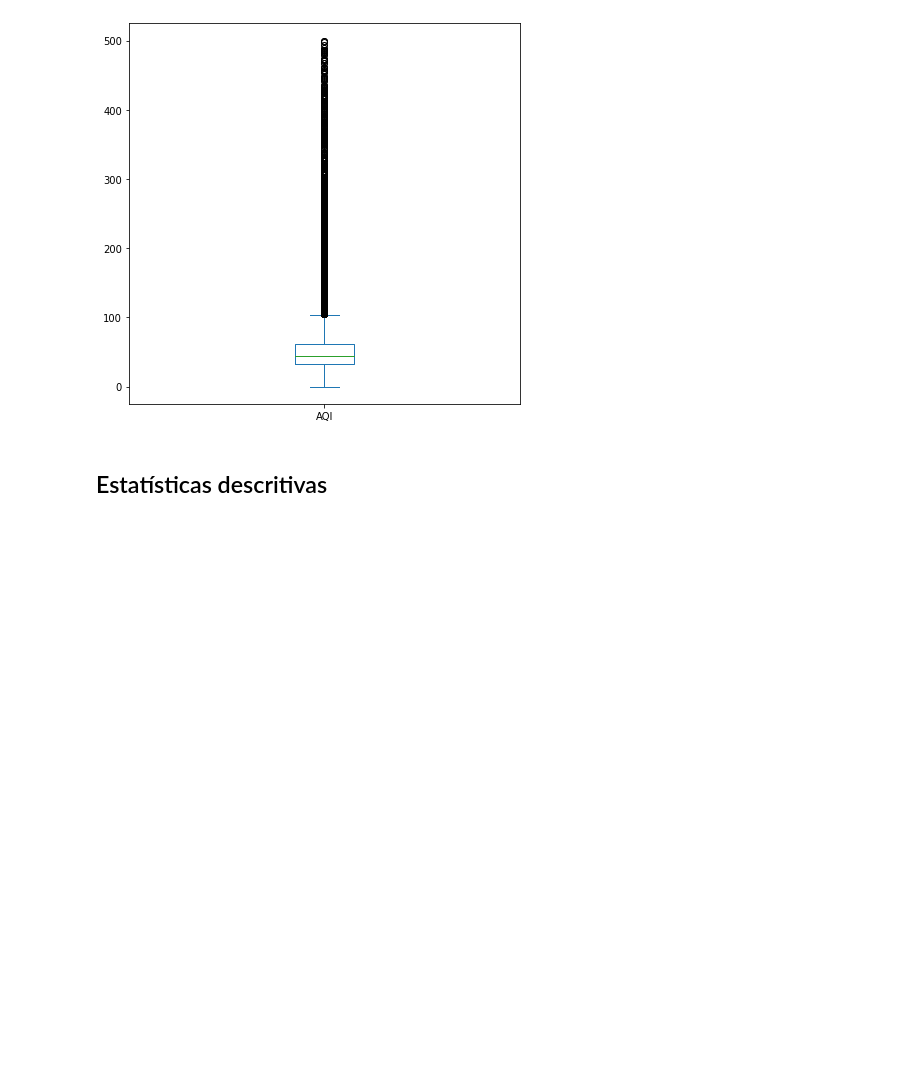
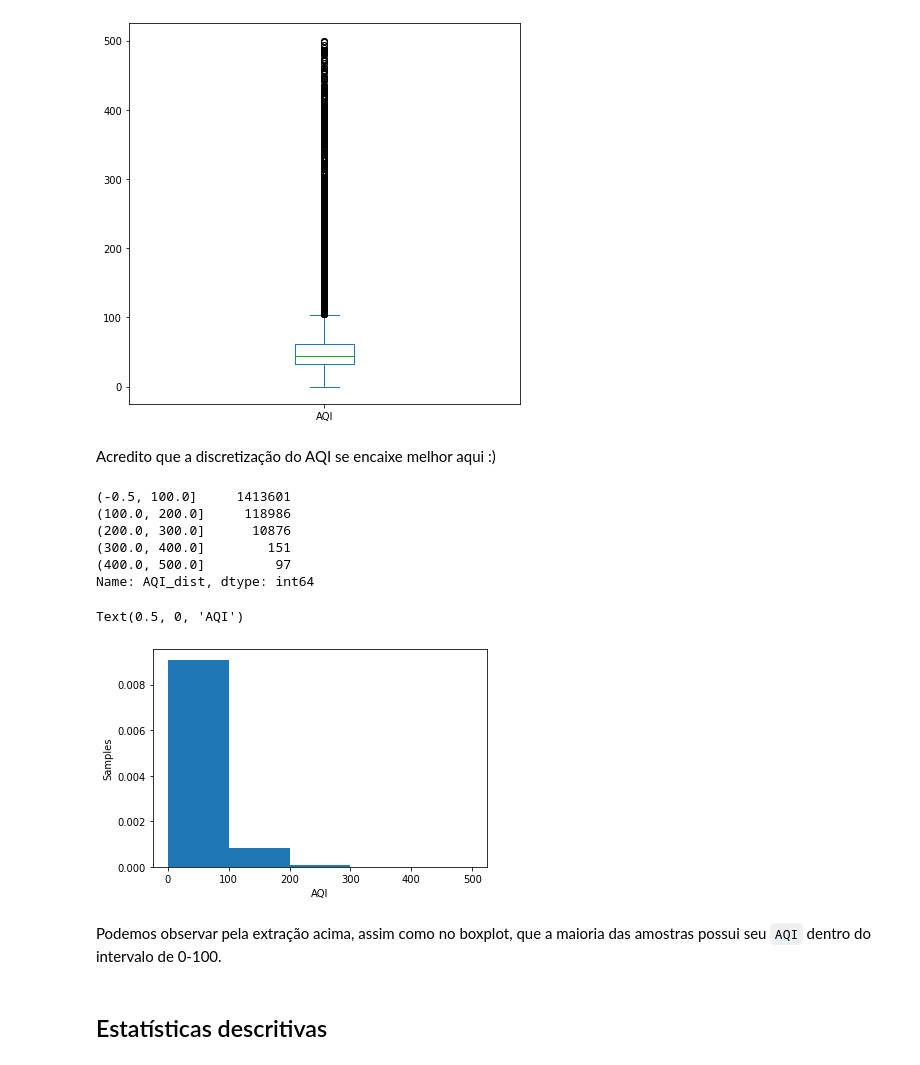
Before and after one commit to annaluizacaraciolo/Ciencia_de_Dados, a Jupyter notebook: Projeto1CienciaDados.ipynb, the cells around one changed output. Cells and saved outputs as stored; diff of their text form; code cells hidden in the pictures; blank space fills up the shorter version.

Commit message:
Discretização e pré-processamento

```diff
--- a/Projeto1CienciaDados.ipynb
+++ b/Projeto1CienciaDados.ipynb
@@ -109,8 +94,9 @@ population                   float64
 density                      float64
 dtype: object
 # %%
+# Ajustando o tipo de Date
+df['Date'] = df['Date'].astype('datetime64')
 # Ajustando os tipos "object" para tipo "category"
-df['Date'] = df['Date'].astype('datetime64[ns]')
 df['Category'] = df['Category'].astype('category')
 df['Defining Parameter'] = df['Defining Parameter'].astype('category')
 df['city_ascii'] = df['city_ascii'].astype('category')
@@ -162,0 +153,2 @@ A normalização é aplicada a dados numéricos que possuem escalas muito difere
+# %%
+df['AQI_dist'] = pd.cut(df['AQI'],5)
@@ -205,5 +203,29 @@ df['AQI'].plot.box(figsize=(7,7))
 # %% [output]
 <matplotlib.axes._subplots.AxesSubplot at 0x...>
 [figure]
+# %% [markdown]
+Acredito que a discretização do AQI se encaixe melhor aqui :)
+# %%
+df['AQI_dist'] = pd.cut(df['AQI'],5)
+# %%
+df['AQI_dist'].value_counts()
+# %% [output]
+(-0.5, 100.0]     1413601
+(100.0, 200.0]     118986
+(200.0, 300.0]      10876
+(300.0, 400.0]        151
+(400.0, 500.0]         97
+Name: AQI_dist, dtype: int64
+# %%
+import matplotlib.pyplot as plt
+
+plt.hist(df['AQI'], density=True, bins=5)
+plt.ylabel('Samples')
+plt.xlabel('AQI')
+# %% [output]
+Text(0.5, 0, 'AQI')
+[figure, added]
+# %% [markdown]
+Podemos observar pela extração acima, assim como no boxplot, que a maioria das amostras possui seu `AQI` dentro do intervalo de 0-100.
 # %% [markdown]
 ## Estatísticas descritivas
```
Also changed, not shown: parts of 21 cells of this notebook.
